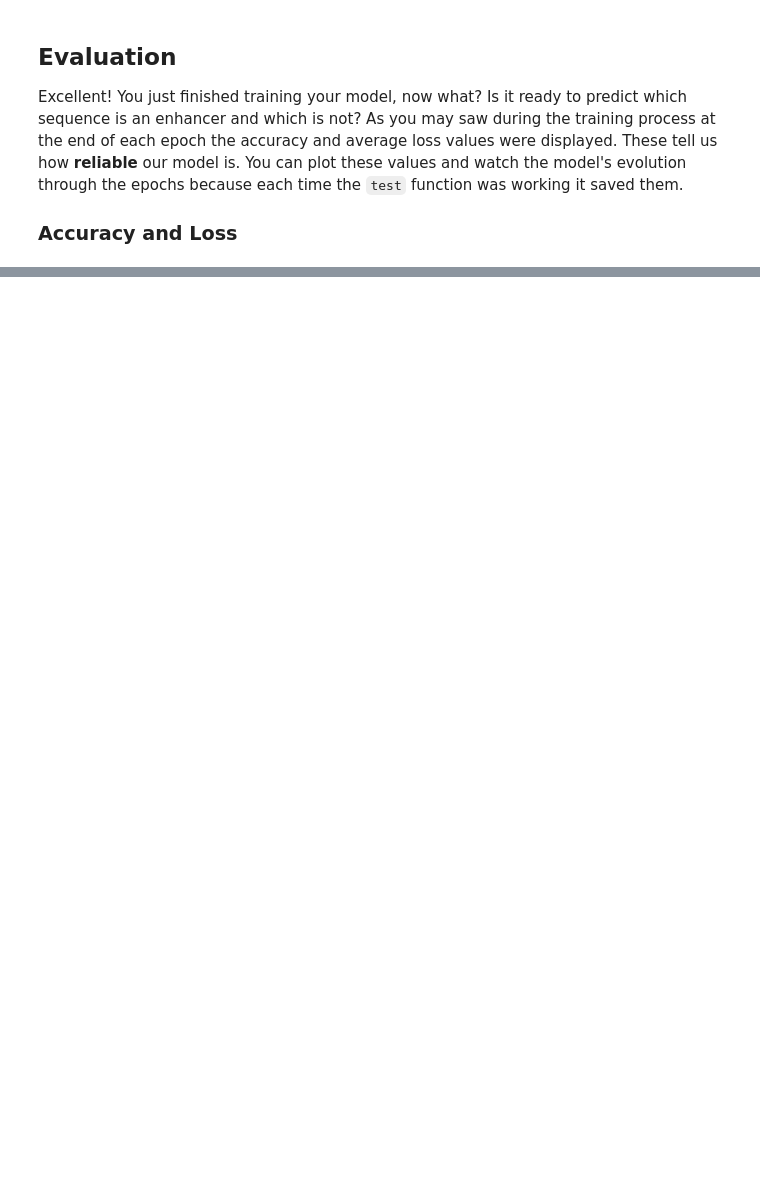
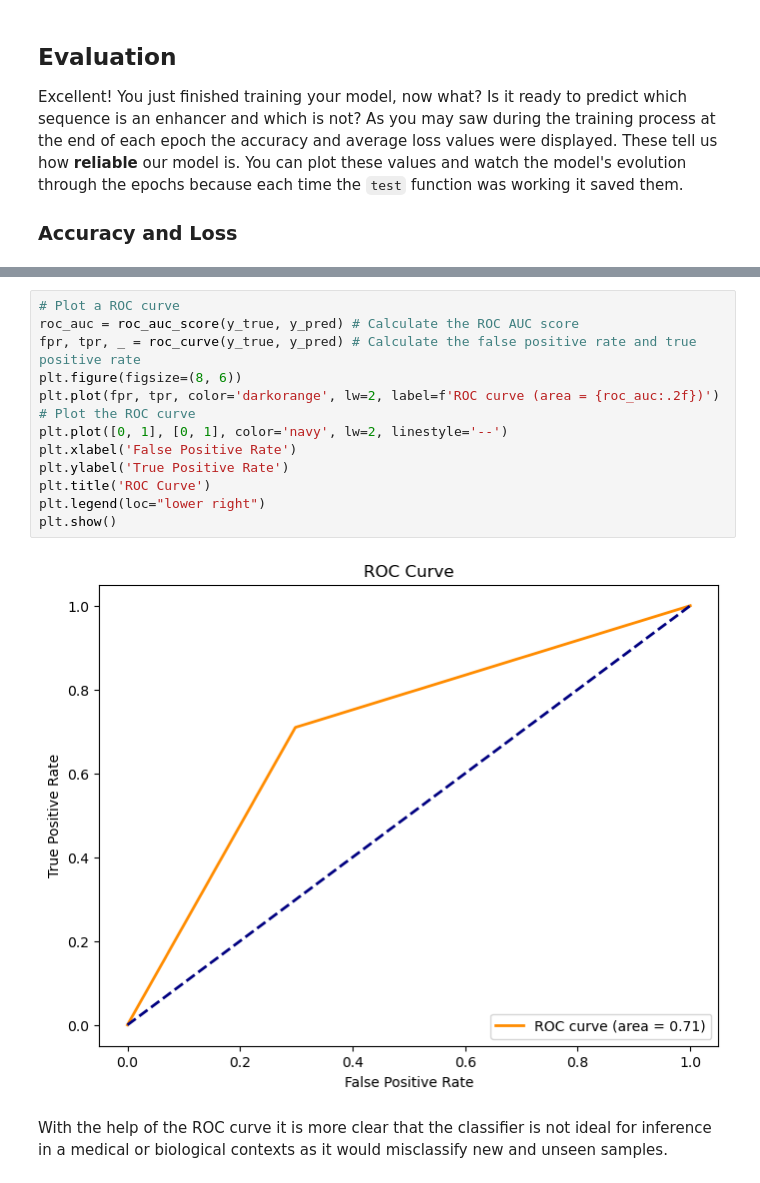
Before and after one commit to judz03/Pytorch-and-HF-for-genomic-sequence-classification, a Jupyter notebook: sequence_classification_with_deep_learning.ipynb, the cells around one changed output, grey strips where cells are left out. Saved outputs shown, nothing was run; the diff lists cells and outputs as text; blank space fills up the shorter version.

```diff
--- a/sequence_classification_with_deep_learning.ipynb
+++ b/sequence_classification_with_deep_learning.ipynb
@@ -402,0 +422,16 @@ plt.show()
+# %%
+# Plot a ROC curve
+roc_auc = roc_auc_score(y_true, y_pred) # Calculate the ROC AUC score
+fpr, tpr, _ = roc_curve(y_true, y_pred) # Calculate the false positive rate and true positive rate
+plt.figure(figsize=(8, 6))
+plt.plot(fpr, tpr, color='darkorange', lw=2, label=f'ROC curve (area = {roc_auc:.2f})') # Plot the ROC curve
+plt.plot([0, 1], [0, 1], color='navy', lw=2, linestyle='--')
+plt.xlabel('False Positive Rate')
+plt.ylabel('True Positive Rate')
+plt.title('ROC Curve')
+plt.legend(loc="lower right")
+plt.show()
+# %% [output]
+[figure, added]
+# %% [markdown]
+With the help of the ROC curve it is more clear that the classifier is not ideal for inference in a medical or biological contexts as it would misclassify new and unseen samples.
```
Also changed, not shown: parts of 29 cells of this notebook, 1 other file.
